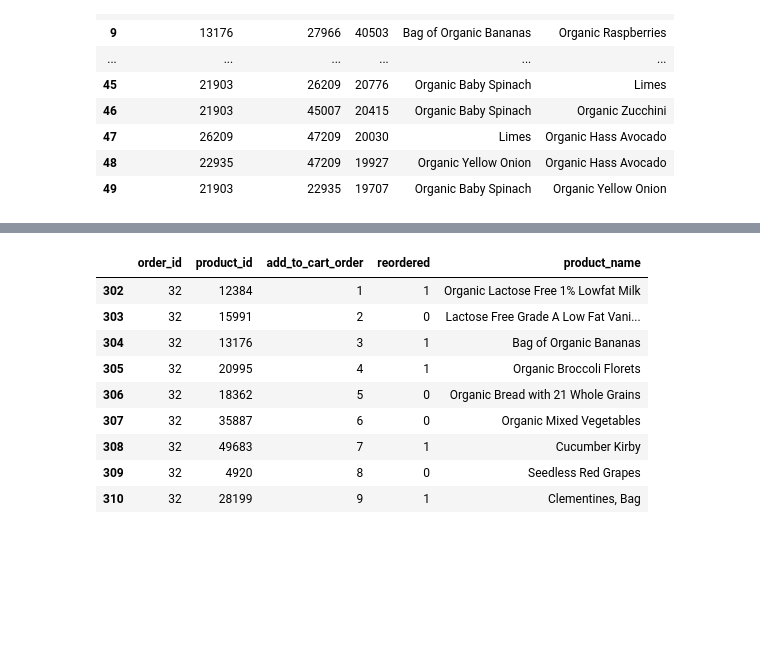
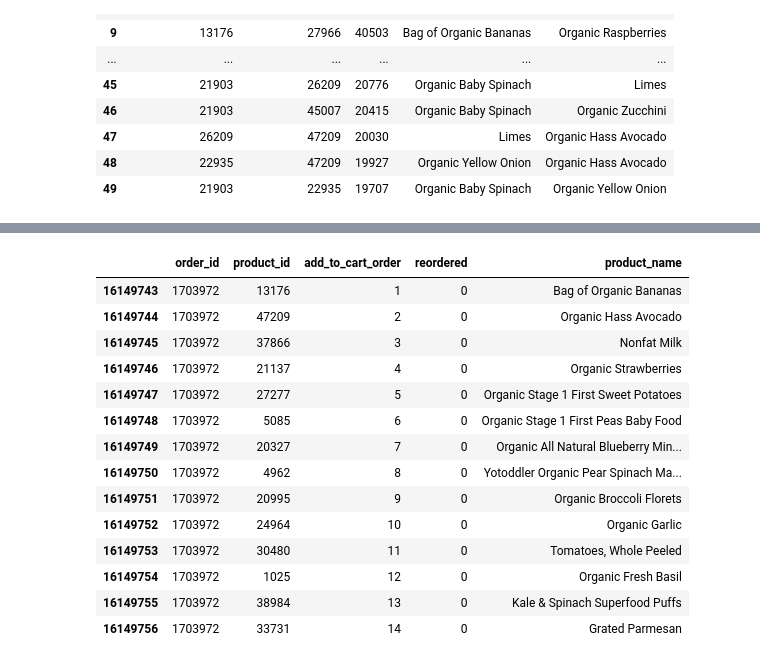
Before and after one commit to eduardsgdev/RNA-e-Deep-Learning---CESAR-School-2025.01, a Jupyter notebook: src/large-scale-data-processing/dask/instacart_eduardo_souza.ipynb, the cells around one changed output, grey strips where cells are left out. Cells and saved outputs as stored; diff of their text form; code cells hidden in the pictures; blank space fills up the shorter version.

```diff
--- a/src/large-scale-data-processing/dask/instacart_eduardo_souza.ipynb
+++ b/src/large-scale-data-processing/dask/instacart_eduardo_souza.ipynb
@@ -524,13 +533,18 @@ df_merged[df_merged['product_name'].str.contains('Cucumber Kirby', case=False, n
 # %%
-df_merged[df_merged['order_id'] == 32]
+df_merged[df_merged['order_id'] == 1703972]
 # %% [output]
 |  | order_id | product_id | add_to_cart_order | reordered | product_name |
-| 302 | 32 | 12384 | 1 | 1 | Organic Lactose Free 1% Lowfat Milk |
-| 303 | 32 | 15991 | 2 | 0 | Lactose Free Grade A Low Fat Vani... |
-| 304 | 32 | 13176 | 3 | 1 | Bag of Organic Bananas |
-| 305 | 32 | 20995 | 4 | 1 | Organic Broccoli Florets |
-| 306 | 32 | 18362 | 5 | 0 | Organic Bread with 21 Whole Grains |
-| 307 | 32 | 35887 | 6 | 0 | Organic Mixed Vegetables |
-| 308 | 32 | 49683 | 7 | 1 | Cucumber Kirby |
-| 309 | 32 | 4920 | 8 | 0 | Seedless Red Grapes |
-| 310 | 32 | 28199 | 9 | 1 | Clementines, Bag |
+| 16149743 | 1703972 | 13176 | 1 | 0 | Bag of Organic Bananas |
+| 16149744 | 1703972 | 47209 | 2 | 0 | Organic Hass Avocado |
+| 16149745 | 1703972 | 37866 | 3 | 0 | Nonfat Milk |
+| 16149746 | 1703972 | 21137 | 4 | 0 | Organic Strawberries |
+| 16149747 | 1703972 | 27277 | 5 | 0 | Organic Stage 1 First Sweet Potatoes |
+| 16149748 | 1703972 | 5085 | 6 | 0 | Organic Stage 1 First Peas Baby Food |
+| 16149749 | 1703972 | 20327 | 7 | 0 | Organic All Natural Blueberry Min... |
+| 16149750 | 1703972 | 4962 | 8 | 0 | Yotoddler Organic Pear Spinach Ma... |
+| 16149751 | 1703972 | 20995 | 9 | 0 | Organic Broccoli Florets |
+| 16149752 | 1703972 | 24964 | 10 | 0 | Organic Garlic |
+| 16149753 | 1703972 | 30480 | 11 | 0 | Tomatoes, Whole Peeled |
+| 16149754 | 1703972 | 1025 | 12 | 0 | Organic Fresh Basil |
+| 16149755 | 1703972 | 38984 | 13 | 0 | Kale & Spinach Superfood Puffs |
+| 16149756 | 1703972 | 33731 | 14 | 0 | Grated Parmesan |
```
Also changed, not shown: parts of 5 cells of this notebook.
